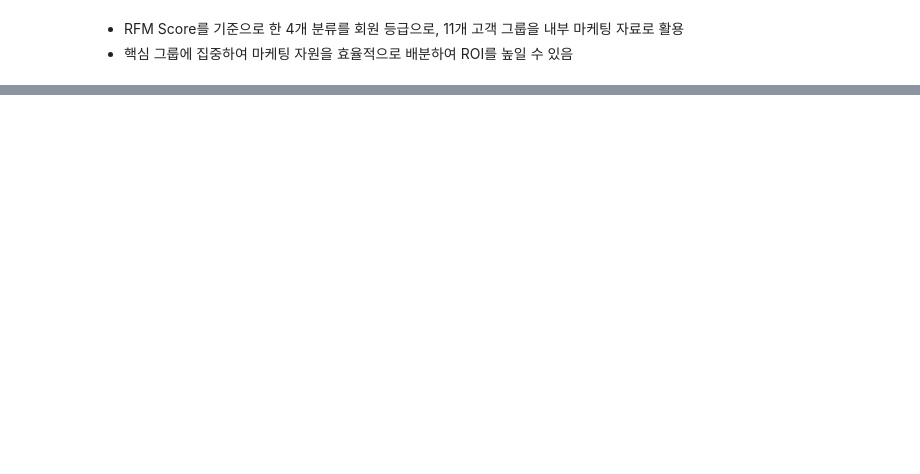
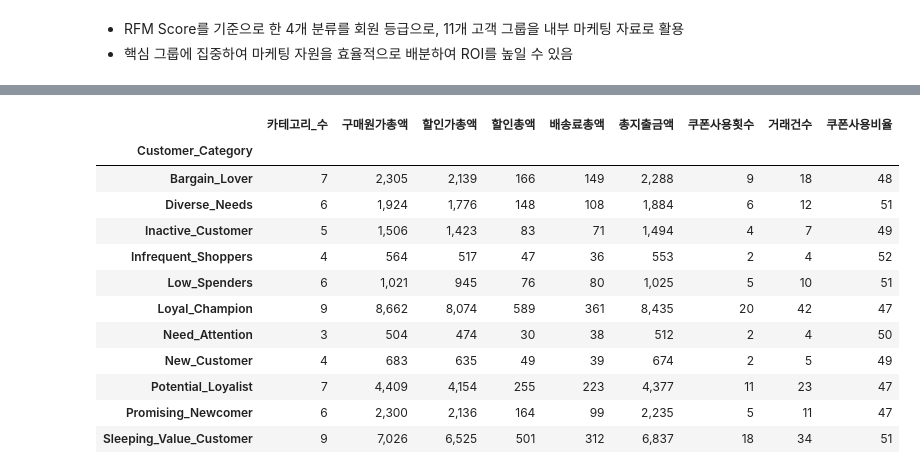
Before and after one commit to buzziru/ML_COMMERCE, a Jupyter notebook: eda/02_RFM Analysis_CIG.ipynb, the cells around one changed output, grey strips where cells are left out. Saved outputs shown, nothing was run; the diff lists cells and outputs as text; code cells hidden in the pictures; blank space fills up the shorter version.

```diff
--- a/eda/02_RFM Analysis_CIG.ipynb
+++ b/eda/02_RFM Analysis_CIG.ipynb
@@ -1021,0 +1176,27 @@ Name: count, dtype: int64
+# %%
+customer_seg = result.groupby('Customer_Category').agg({
+    '카테고리_수': np.mean,
+    '구매원가총액': np.mean,
+    '할인가총액': np.mean,
+    '할인총액': np.mean,
+    '배송료총액': np.mean,
+    '총지출금액': np.mean,
+    '쿠폰사용횟수': np.mean,
+    '거래건수': np.mean,
+    '쿠폰사용비율': np.mean
+}).style.background_gradient(cmap='PuBu').format('{:,.0f}')
+customer_seg
+# %% [output]
+|  | 카테고리_수 | 구매원가총액 | 할인가총액 | 할인총액 | 배송료총액 | 총지출금액 | 쿠폰사용횟수 | 거래건수 | 쿠폰사용비율 |
+| Customer_Category |  |  |  |  |  |  |  |  |  |
+| Bargain_Lover | 7 | 2,305 | 2,139 | 166 | 149 | 2,288 | 9 | 18 | 48 |
+| Diverse_Needs | 6 | 1,924 | 1,776 | 148 | 108 | 1,884 | 6 | 12 | 51 |
+| Inactive_Customer | 5 | 1,506 | 1,423 | 83 | 71 | 1,494 | 4 | 7 | 49 |
+| Infrequent_Shoppers | 4 | 564 | 517 | 47 | 36 | 553 | 2 | 4 | 52 |
+| Low_Spenders | 6 | 1,021 | 945 | 76 | 80 | 1,025 | 5 | 10 | 51 |
+| Loyal_Champion | 9 | 8,662 | 8,074 | 589 | 361 | 8,435 | 20 | 42 | 47 |
+| Need_Attention | 3 | 504 | 474 | 30 | 38 | 512 | 2 | 4 | 50 |
+| New_Customer | 4 | 683 | 635 | 49 | 39 | 674 | 2 | 5 | 49 |
+| Potential_Loyalist | 7 | 4,409 | 4,154 | 255 | 223 | 4,377 | 11 | 23 | 47 |
+| Promising_Newcomer | 6 | 2,300 | 2,136 | 164 | 99 | 2,235 | 5 | 11 | 47 |
+| Sleeping_Value_Customer | 9 | 7,026 | 6,525 | 501 | 312 | 6,837 | 18 | 34 | 51 |
```
Also changed, not shown: parts of 10 cells of this notebook.
